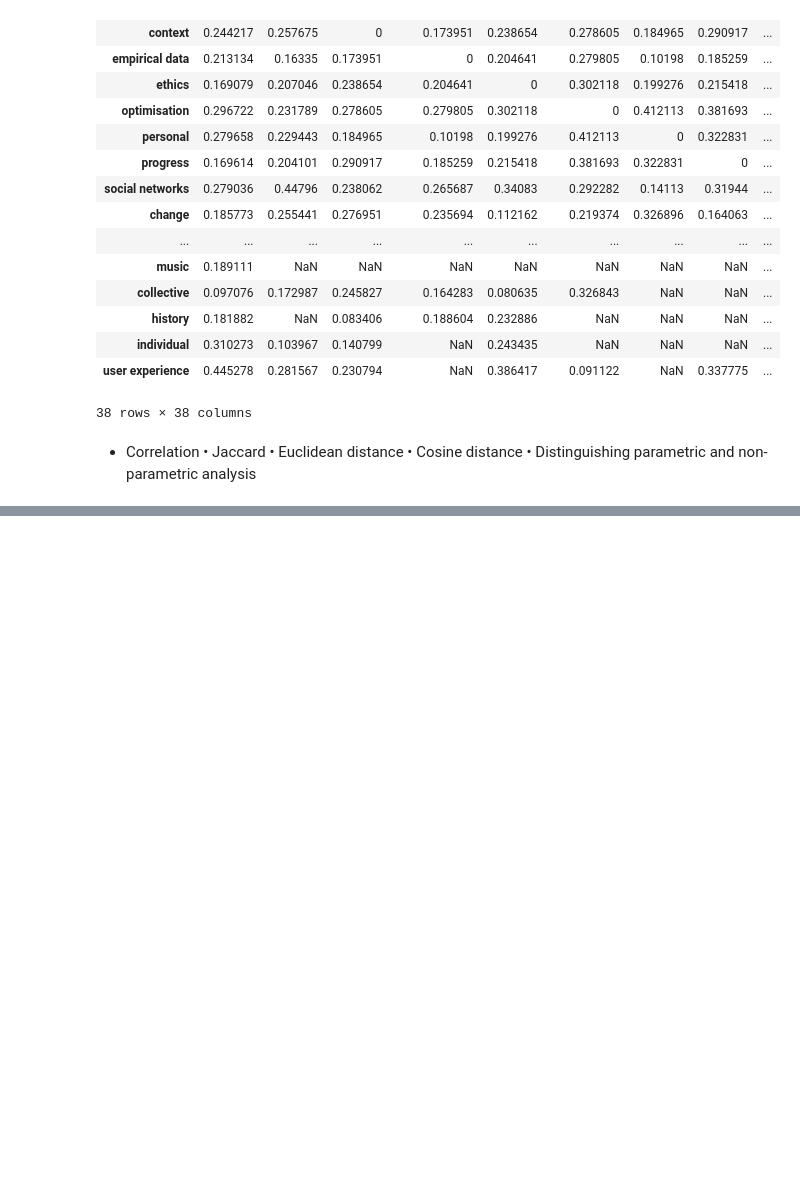
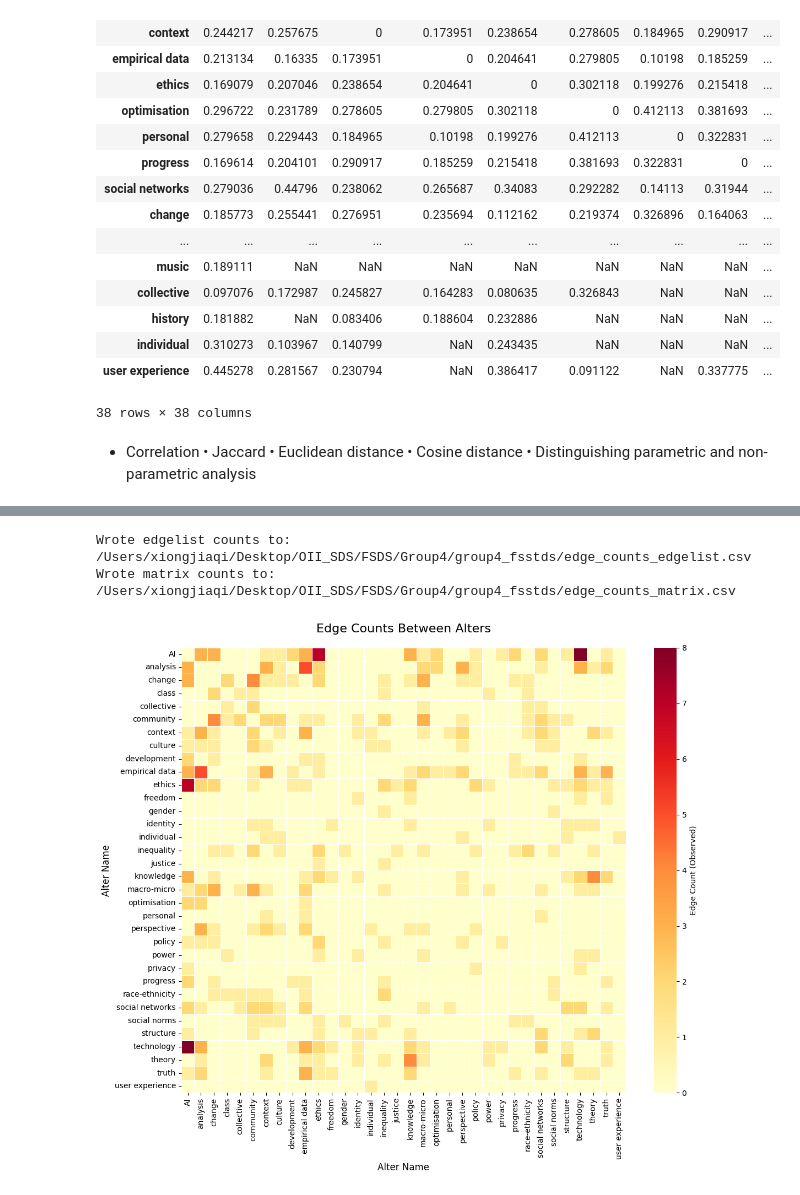
Before and after one commit to Calebagoha123/group4_fsstds, a Jupyter notebook: week3exercise.ipynb, the cells around one changed output, grey strips where cells are left out. Saved outputs shown, nothing was run; the diff lists cells and outputs as text; code cells hidden in the pictures; blank space fills up the shorter version.

```diff
--- a/week3exercise.ipynb
+++ b/week3exercise.ipynb
@@ -270,0 +305,60 @@ plt.show()
+# %%
+# Aggregate actual edges across sessions to CSV and plot heatmap
+import pandas as pd
+import seaborn as sns
+import matplotlib.pyplot as plt
+from pathlib import Path
+
+# Ensure we have the
+# weighted edgelist (based on true edges, not co-occurrence)
+if 'weighted_edgelist' not in globals() or weighted_edgelist is None or weighted_edgelist.empty:
+    weighted_edgelist = build_weighted_edgelist_from_edges(
+        df_alter=df_alter,
+        edges_dir=str(data_dir),  # uses your existing data_dir
+        undirected=True,
+    )
+
+# 1) Save edgelist counts to CSV
+output_dir = Path('/Users/xiongjiaqi/Desktop/OII_SDS/FSDS/Group4/group4_fsstds')
+output_dir.mkdir(parents=True, exist_ok=True)
+edge_csv_path = output_dir / 'edge_counts_edgelist.csv'
+weighted_edgelist.to_csv(edge_csv_path, index=False)
+print(f'Wrote edgelist counts to: {edge_csv_path}')
+
+# 2) Build symmetric count matrix and save to CSV
+all_nodes = pd.Index(
+    pd.unique(pd.concat([
+        weighted_edgelist['source'],
+        weighted_edgelist['target']
+    ]))
+).sort_values()
+
+count_matrix = pd.DataFrame(0, index=all_nodes, columns=all_nodes, dtype=float)
+for _, row in weighted_edgelist.iterrows():
+    s = row['source']
+    t = row['target']
+    w = float(row['weight'])
+    count_matrix.loc[s, t] += w
+    count_matrix.loc[t, s] += w  # symmetric
+
+matrix_csv_path = output_dir / 'edge_counts_matrix.csv'
+count_matrix.to_csv(matrix_csv_path)
+print(f'Wrote matrix counts to: {matrix_csv_path}')
+
+# 3) Heatmap of edge counts
+plt.figure(figsize=(12, 10))
+sns.heatmap(count_matrix.astype(float),
+            annot=False,
+            cmap='YlOrRd',
+            cbar_kws={'label': 'Edge Count (Observed)'},
+            linewidths=0.5,
+            square=True)
+plt.title('Edge Counts Between Alters', fontsize=16, pad=20)
+plt.xlabel('Alter Name', fontsize=12)
+plt.ylabel('Alter Name', fontsize=12)
+plt.tight_layout()
+plt.show()
+# %% [output]
+Wrote edgelist counts to: /Users/xiongjiaqi/Desktop/OII_SDS/FSDS/Group4/group4_fsstds/edge_counts_edgelist.csv
+Wrote matrix counts to: /Users/xiongjiaqi/Desktop/OII_SDS/FSDS/Group4/group4_fsstds/edge_counts_matrix.csv
+[figure, added]
```
Also changed, not shown: parts of 7 cells of this notebook, 2 other files.
